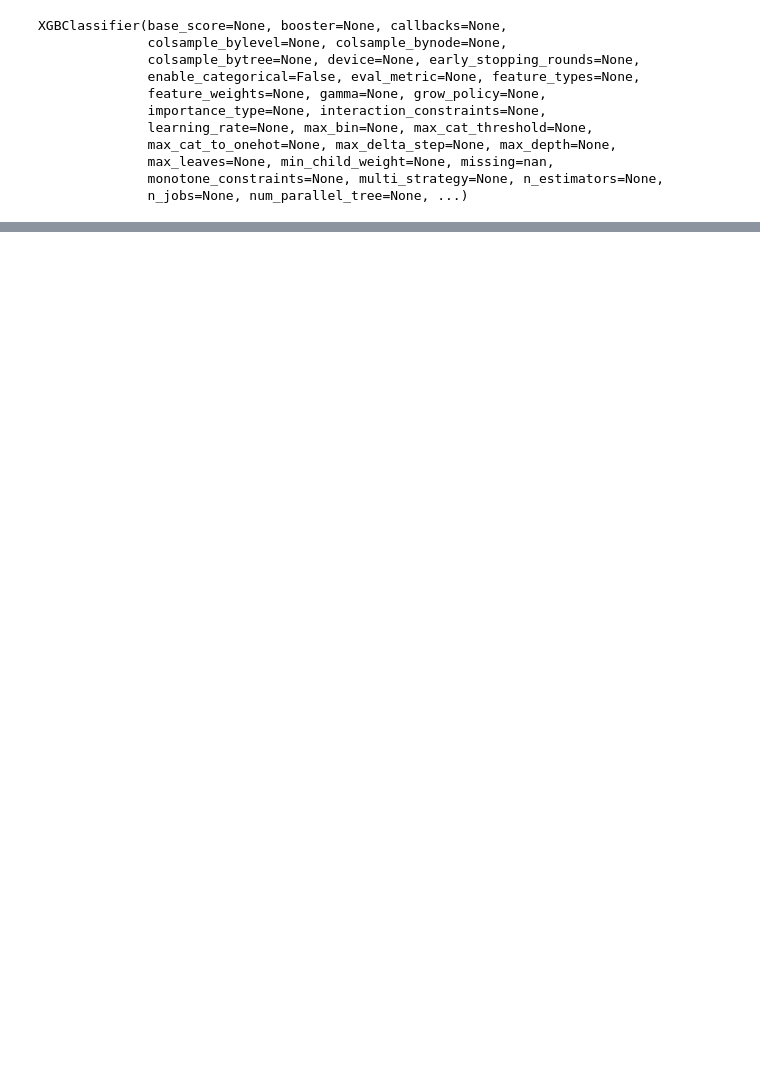
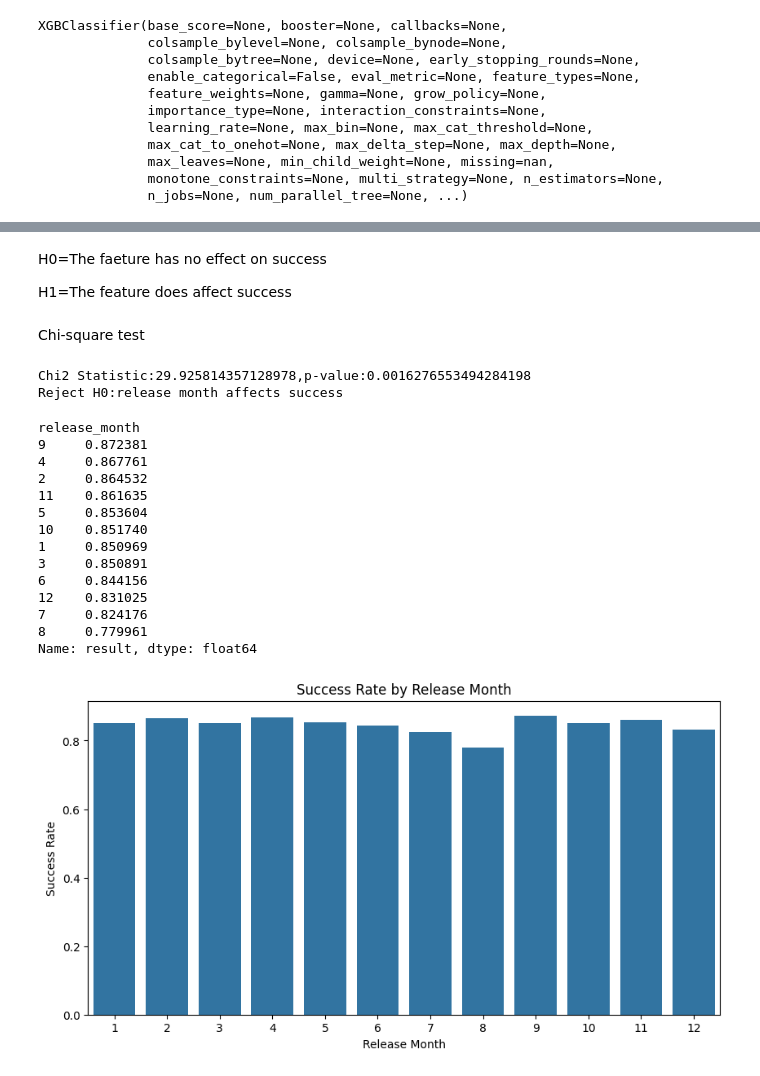
Before and after one commit to ApurvaKondekar2004/-SmartFlix-, a Jupyter notebook: 02.Optimal Release Time.ipynb, the cells around one changed output, grey strips where cells are left out. Cells and saved outputs as stored; diff of their text form; code cells hidden in the pictures; blank space fills up the shorter version.

```diff
--- a/02.Optimal Release Time.ipynb
+++ b/02.Optimal Release Time.ipynb
@@ -360,0 +361,48 @@ weighted avg       0.64      0.68      0.64      1438
+# %% [markdown]
+H0=The faeture has no effect on success
+
+H1=The feature does affect success
+# %% [markdown]
+Chi-square test
+# %%
+from scipy.stats import chi2_contingency
+contingency_table=pd.crosstab(df['release_month'],df['result'])
+
+chi2,p,dof,expected=chi2_contingency(contingency_table)
+
+print(f"Chi2 Statistic:{chi2},p-value:{p}")
+if p <0.05:
+    print("Reject H0:release month affects success")
+else:
+    print("Fail to reject H0: release has no effect on success")
+# %% [output]
+Chi2 Statistic:29.925814357128978,p-value:0.0016276553494284198
+Reject H0:release month affects success
+# %%
+# Calculate success rate for each release month
+month_success = df.groupby('release_month')['result'].mean().sort_values(ascending=False)
+print(month_success)
+
+# Optional: Visualize
+plt.figure(figsize=(10,5))
+sns.barplot(x=month_success.index, y=month_success.values)
+plt.xlabel('Release Month')
+plt.ylabel('Success Rate')
+plt.title('Success Rate by Release Month')
+plt.show()
+# %% [output]
+release_month
+9     0.872381
+4     0.867761
+2     0.864532
+11    0.861635
+5     0.853604
+10    0.851740
+1     0.850969
+3     0.850891
+6     0.844156
+12    0.831025
+7     0.824176
+8     0.779961
+Name: result, dtype: float64
+[figure, added]
```
Also changed, not shown: parts of 8 cells of this notebook.
